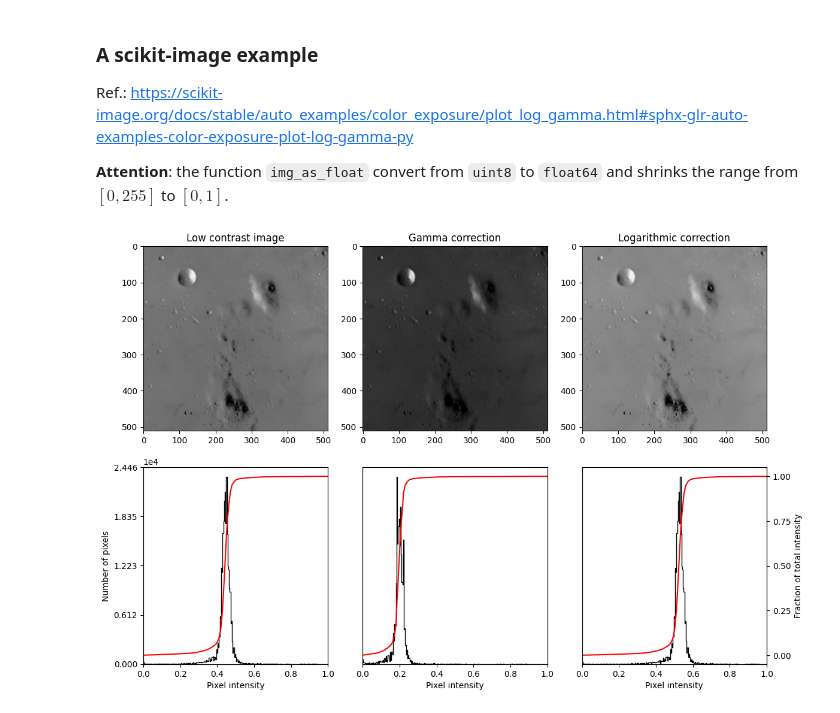
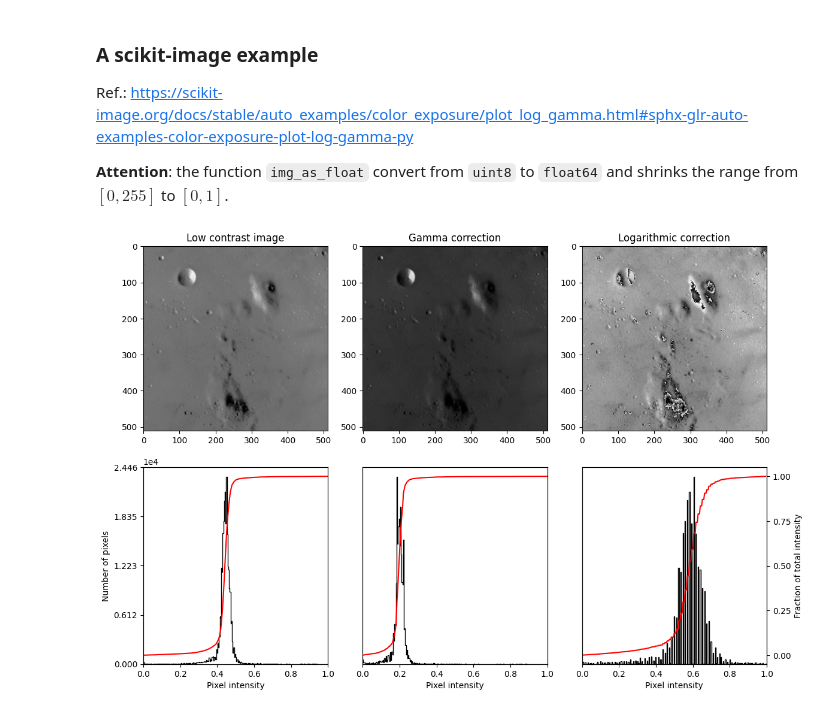
Before and after one commit to thiagopx/pdi, a Jupyter notebook: notebooks/03_log-gamma-trans.ipynb, the cells around one changed output. Drawn from its saved outputs; the diff is of its cells as text; code cells hidden in the pictures.

```diff
--- a/notebooks/03_log-gamma-trans.ipynb
+++ b/notebooks/03_log-gamma-trans.ipynb
@@ -165,36 +165,36 @@ img = data.moon()
 gamma_corrected = exposure.adjust_gamma(img, 2)
 
 # Logarithmic
-logarithmic_corrected = exposure.adjust_log(img, 1)
+logarithmic_corrected = exposure.adjust_log(img, 3)
 
 # Display results
 fig = plt.figure(figsize=(12, 8), dpi=100)
 axes = np.zeros((2, 3), dtype=object)
 axes[0, 0] = plt.subplot(2, 3, 1)
 axes[0, 1] = plt.subplot(2, 3, 2)
 axes[0, 2] = plt.subplot(2, 3, 3)
 axes[1, 0] = plt.subplot(2, 3, 4)
 axes[1, 1] = plt.subplot(2, 3, 5)
 axes[1, 2] = plt.subplot(2, 3, 6)
 
 ax_img, ax_hist, ax_cdf = plot_img_and_hist(img, axes[:, 0])
 ax_img.set_title('Low contrast image')
 
 y_min, y_max = ax_hist.get_ylim()
 ax_hist.set_ylabel('Number of pixels')
 ax_hist.set_yticks(np.linspace(0, y_max, 5))
 
 ax_img, ax_hist, ax_cdf = plot_img_and_hist(gamma_corrected, axes[:, 1])
 ax_img.set_title('Gamma correction')
 
 ax_img, ax_hist, ax_cdf = plot_img_and_hist(logarithmic_corrected, axes[:, 2])
 ax_img.set_title('Logarithmic correction')
 
 ax_cdf.set_ylabel('Fraction of total intensity')
 ax_cdf.set_yticks(np.linspace(0, 1, 5))
 
 # prevent overlap of y-axis labels
 fig.tight_layout()
 plt.show()
 # %% [output]
-[figure, old version]
+[figure, new version]
```
Also changed, not shown: 1 other file.
